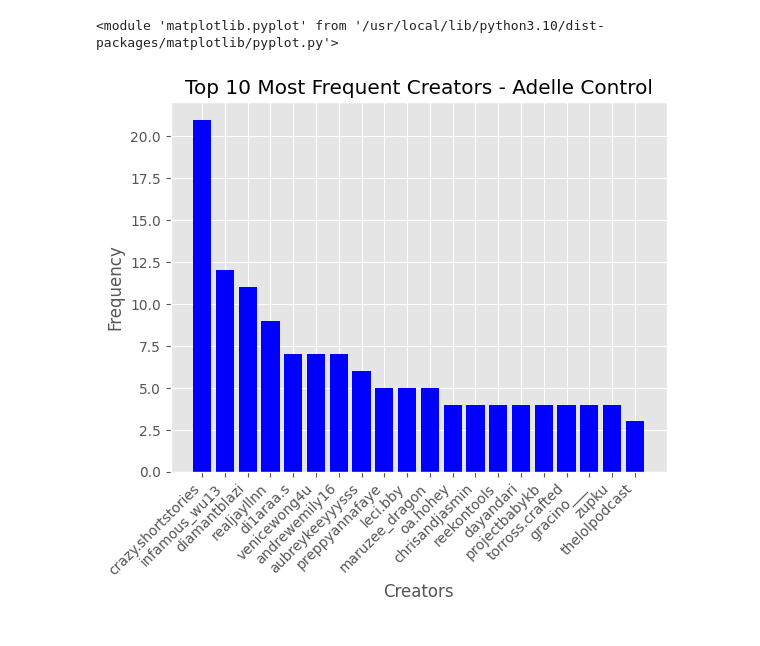
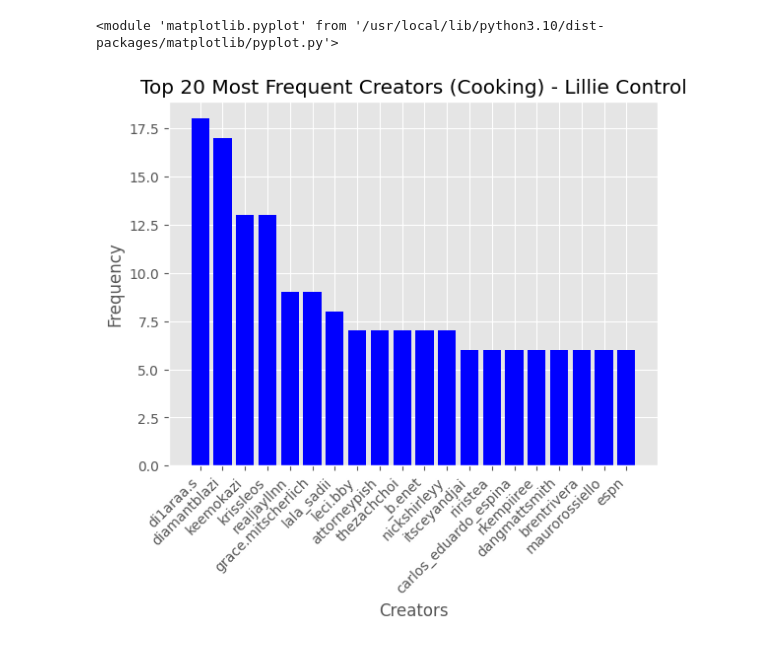
Before and after one commit to lillgodi/CS315-project1-group3, a Jupyter notebook: proj1_analysis.ipynb, the cells around one changed output. Saved outputs shown, nothing was run; the diff lists cells and outputs as text; code cells hidden in the pictures.

```diff
--- a/proj1_analysis.ipynb
+++ b/proj1_analysis.ipynb
@@ -530,6 +608,7 @@ s_music = s_music.dropna()
 s_counts = s_music.value_counts()
 s_music_top = s_counts.head(10)
 # %%
+# plots top 10 most freq music
 fig, axes = plt.subplots(2, 3, figsize=(40, 20))
 axes = axes.flatten()
 
@@ -540,7 +619,7 @@ for i, (data, title) in enumerate(zip([amy_music_top, ad_music_top, b_music_top,
     axes[i].set_xlabel('Music')
     axes[i].set_ylabel('Frequency')
     axes[i].grid(axis='y', linestyle='--')
-    axes[i].set_ylim(0, 16)
+    axes[i].set_ylim(0, 30)
 
 
 # Adjust spacing between subplots
@@ -586,6 +665,7 @@ s_music_active = s_music_active[pd.notna(s_music_active)]
 s_counts_active = s_music_active.value_counts()
 s_music_top_active = s_counts_active.head(10)
 # %%
+# plots top 10 freq music for active accounts
 fig, axes = plt.subplots(2, 3, figsize=(40, 20))
 axes = axes.flatten()
 
@@ -596,7 +676,7 @@ for i, (data, title) in enumerate(zip([amy_music_top_active, ad_music_top_active
     axes[i].set_xlabel('Music')
     axes[i].set_ylabel('Frequency')
     axes[i].grid(axis='y', linestyle='--')
-    axes[i].set_ylim(0, 14)
+    axes[i].set_ylim(0, 25)
 
 # Adjust spacing between subplots
 plt.subplots_adjust(wspace=0.1, hspace=1)
@@ -616,4 +736,8 @@ combined_counts = combined_music.value_counts()
 # Find the top 10 songs
 top_10_songs_control = combined_counts.head(10)
 top_10_songs_control
+
+# Find the top 11-20 songs
+top_11_to_20_songs_control = combined_counts.iloc[10:20]
+top_11_to_20_songs_control
 # %% [output]
@@ -868,6 +973,6 @@ def dictToDataFrame(data):  #helper function, dictionary to dataframe
 # %%
-# data
-def makeGraph(data, member, actcont, bars, columns):
+# Making an individual graph from a database
+def makeGraph(data, member, persona, actcont, bars, columns):
   dataframe = dictToDataFrame(data)
   names = dataframe.loc[:, 'names'][:bars]
   freq = dataframe.loc[:, 'frequency'][:columns] #come back
@@ -877,31 +982,33 @@ def makeGraph(data, member, actcont, bars, columns):
   plt.bar(range(len(names)), freq, color = 'blue')
   plt.xlabel("Creators")
   plt.ylabel("Frequency")
-  plt.title("Top 10 Most Frequent Creators - " + member + " " + actcont)
+  plt.title("Top 20 Most Frequent Creators (" + persona + ") - " + member + " " + actcont)
 
   # label x-axis with movie names by providing indices 0, 1, 2, etc. and labels for each tick
   plt.xticks(range(len(names)), names, rotation=45, ha='right')
   return plt
   plt.show()
 # %%
+# graphs for active and control 1 person
 
-makeGraph(amy_active, 'Amy', 'Active', num, num)
-makeGraph(amy_control, 'Amy', 'Control', num, num)
+num = 20 #number of bars shown
+#makeGraph(amy_active, 'Amy', 'Gaming', 'Active', num, num)
+#makeGraph(amy_control, 'Amy', 'Gaming', 'Control', num, num)
 
-makeGraph(brooke_active, 'Brooke', 'Active', num, num)
-makeGraph(brooke_control, 'Brooke', 'Control', num, num)
+#makeGraph(brooke_active, 'Brooke', 'Art', 'Active', num, num)
+##makeGraph(brooke_control, 'Brooke', 'Art', 'Control', num, num)
 
-makeGraph(adelle_active, 'Adelle', 'Active', num, num)
-makeGraph(adelle_control, 'Adelle', 'Control', num, num)
+#makeGraph(adelle_active, 'Adelle', 'Sports', 'Active', num, num)
+#makeGraph(adelle_control, 'Adelle', 'Sports', 'Control', num, num)
 
-#makeGraph(lillie_active, 'Lillie', 'Active', num, num)
-#makeGraph(lillie_control, 'Lillie', 'Control', num, num)
+makeGraph(lillie_active, 'Lillie', 'Cooking', 'Active', num, num)
+makeGraph(lillie_control, 'Lillie', 'Cooking', 'Control', num, num)
 
-#makeGraph(soo_active, 'Soo', 'Active', num, num,)
-#makeGraph(soo_control, 'Soo', 'Control', num, num)
+#makeGraph(soo_active, 'Soo', 'Active', 'Makeup', num, num,)
+#makeGraph(soo_control, 'Soo', 'Control', 'Makeup', num, num)
 
-#makeGraph(rachel_active, 'Rachel', 'Active', num, num)
-#makeGraph(rachel_control, 'Rachel', 'Control', num, num)
+#makeGraph(rachel_active, 'Rachel', 'Active', 'K-Pop', num, num)
+#makeGraph(rachel_control, 'Rachel', 'Control', 'K-Pop', num, num)
 # %% [output]
 <module 'matplotlib.pyplot' from '/usr/local/lib/python3.10/dist-packages/matplotlib/pyplot.py'>
-[figure, old version]
+[figure, new version]
```
Also changed, not shown: parts of 79 cells of this notebook.
